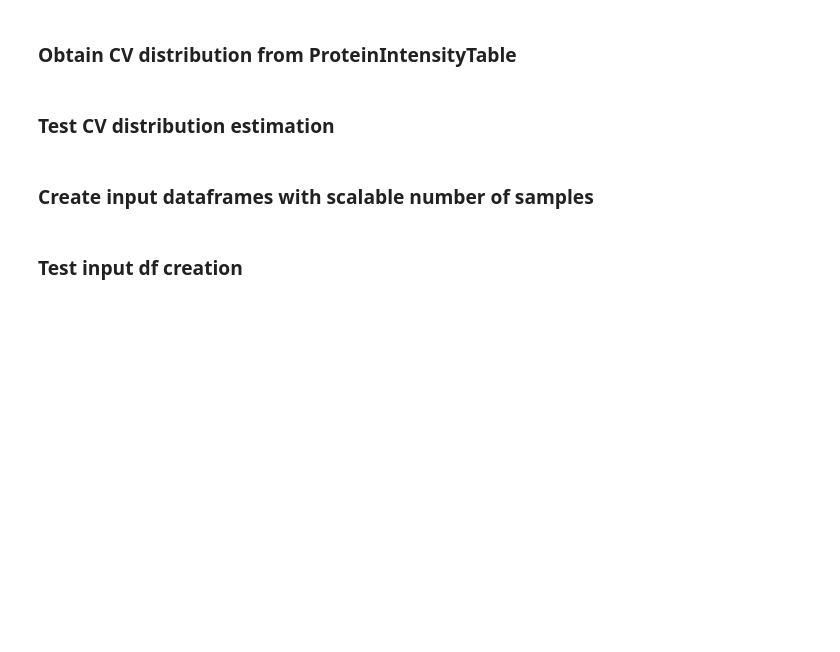
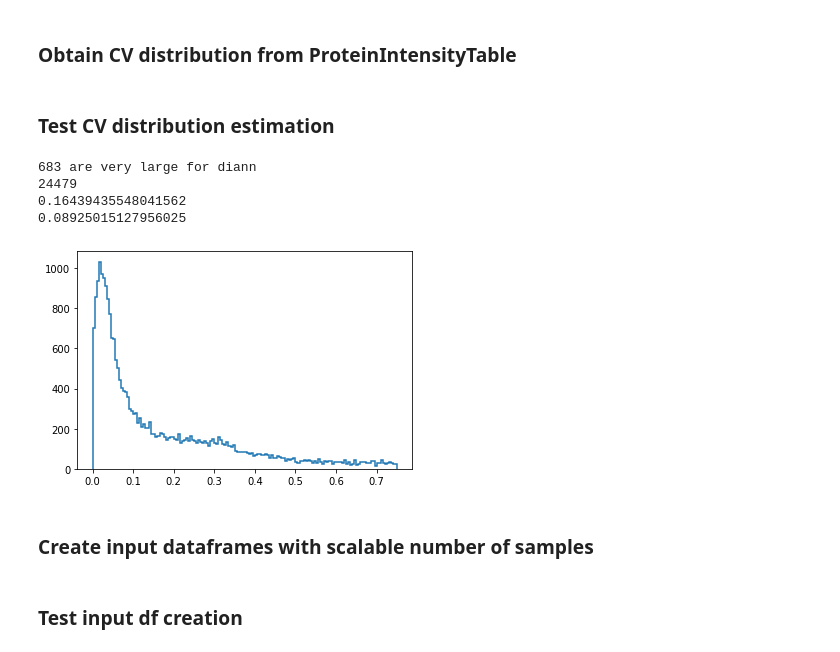
Before and after one commit to MannLabs/directlfq, a Jupyter notebook: 12_benchmarking.ipynb, the cells around one changed output. Cells and saved outputs as stored; diff of their text form; code cells hidden in the pictures; blank space fills up the shorter version.

```diff
--- a/12_benchmarking.ipynb
+++ b/12_benchmarking.ipynb
@@ -333,7 +333,7 @@ class ResultsTableBiological():
     def __init__(self, results_file, samplemap, name):
         self._results_file = results_file
         self._samplemap = samplemap
-        self._name = name
+        self.name = name
 
         self.results_df = None
         self.cond2samples = {}
@@ -343,6 +343,7 @@ class ResultsTableBiological():
 
     def _load_results_table(self):
         self.results_df = pd.read_csv(self._results_file, sep = "\t")
+        self.results_df = self.results_df.replace(0, np.nan)
 
     def _load_cond2samples(self):
         samplemap_df = lfq_utils.load_samplemap(self._samplemap)
@@ -351,9 +352,10 @@ class ResultsTableBiological():
 # %%
 #export
 import numpy as np
-class CVcalculator():
+class CVInfoDataset():
     def __init__(self, resultstable_biological):
         self._results_table = resultstable_biological
+        self.name = resultstable_biological.name
         self.cvs = []
         self._calculate_cvs()
 
@@ -369,9 +371,32 @@ class CVcalculator():
 
     @staticmethod
     def _cv_function(x):
+        x = x.to_numpy()
         if sum(~np.isnan(x)) <2:
             return np.nan
         return np.nanstd(x, ddof=1,) / np.nanmean(x) ##ddof ensures that the sample mean std estimate is used
+# %%
+#export
+import seaborn as sns
+class CVDistributionPlotter():
+    def __init__(self, list_of_dataset_cv_infos, ax):
+        self._list_of_dataset_cv_infos = list_of_dataset_cv_infos
+        self._ax  = ax
+        self._plot_histograms()
+
+    def _plot_histograms(self):
+        for dataset_cv_info in self._list_of_dataset_cv_infos:
+            self._add_cv_histogram(dataset_cv_info)
+
+    def _add_cv_histogram(self, dataset_cv_info):
+        cvs = dataset_cv_info.cvs
+        all_cvs = len(cvs)
+        cvs = [x for x in cvs if x<0.75]
+        print(f"{all_cvs - len(cvs)} are very large for {dataset_cv_info.name}")
+        print(len(cvs))
+        print(np.nanmean(cvs))
+        print(np.nanmedian(cvs))
+        self._ax.hist(cvs, label=dataset_cv_info.name, cumulative=False, histtype='step', density=False, bins=150, linewidth = 1.5)
 # %% [markdown]
 ### Test CV distribution estimation
 # %%
@@ -389,14 +415,24 @@ def test_cv_estimation():
 
 test_cv_estimation()
 # %%
+import matplotlib.pyplot as plt
 input_file = "test_data/system_tests/lfqbench/DIANN/report.tsv.diann_fragion_isotopes_raw.aq_reformat.tsv.protein_intensities.tsv"
 samplemap_file = "test_data/system_tests/lfqbench/DIANN/samplemap.tsv"
 
 biol_res = ResultsTableBiological(results_file=input_file, samplemap=samplemap_file, name="diann")
 biol_res.cond2samples
 biol_res.results_df
 
-calced_cvs = CVcalculator(biol_res)
+calced_cvs = CVInfoDataset(biol_res)
+ax = plt.subplot()
+CVDistributionPlotter([calced_cvs], ax=ax)
+plt.show()
+# %% [output]
+683 are very large for diann
+24479
+0.16439435548041562
+0.08925015127956025
+[figure, added]
 # %% [markdown]
 ### Create input dataframes with scalable number of samples
 # %%
```
Also changed, not shown: parts of 3 cells of this notebook, 16 other files.
